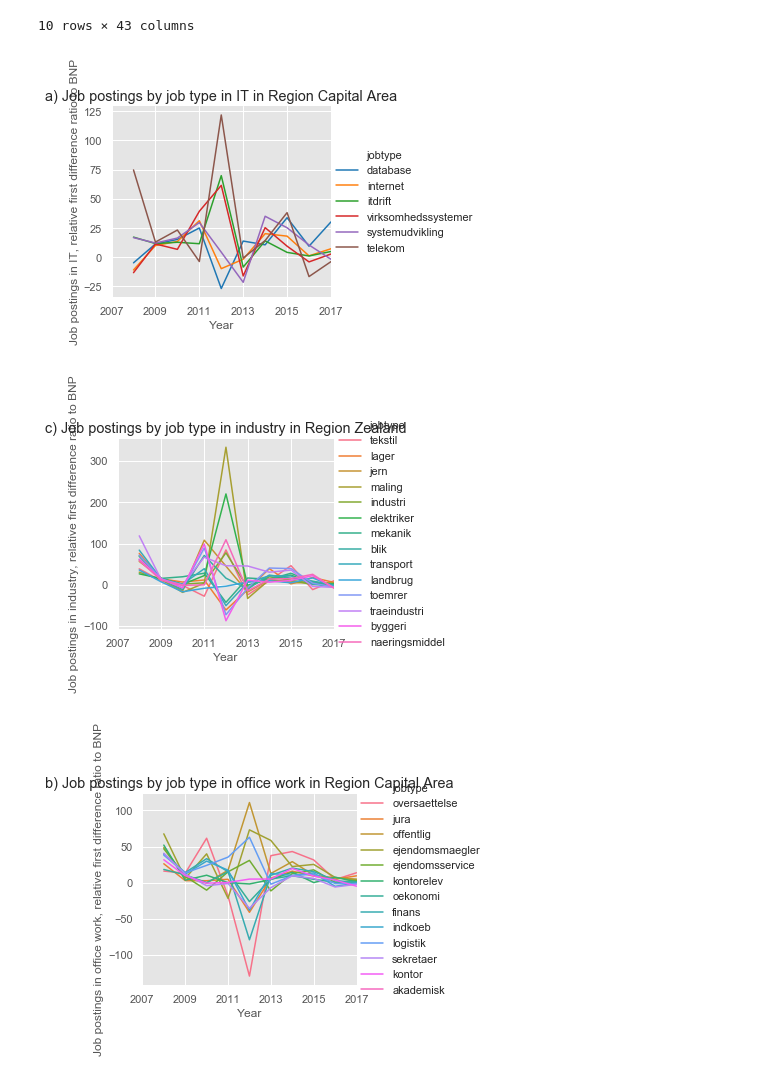
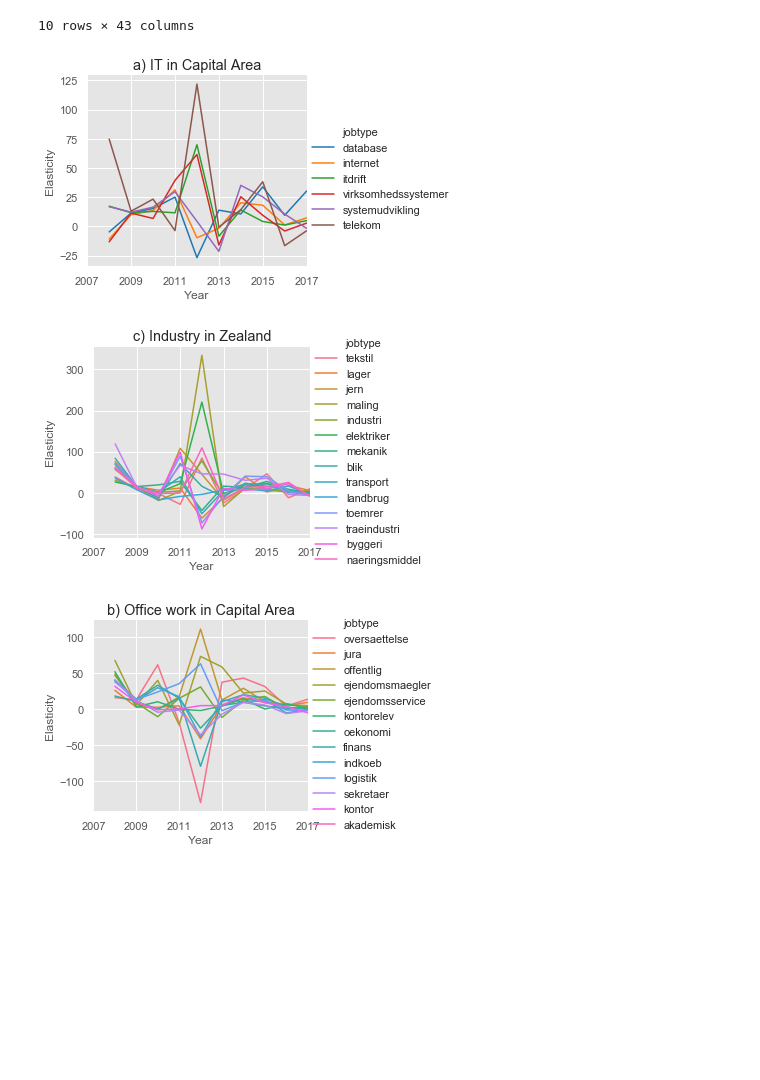
Before and after one commit to Naeim-S/GRP-33-TEST-1, a Jupyter notebook: EXAM/Analyse_August_ægte.ipynb, the cells around one changed output. Cells and saved outputs as stored; diff of their text form; code cells hidden in the pictures; blank space fills up the shorter version.

Commit message:
Updating figures, updating chapters etc.

```diff
--- a/EXAM/Analyse_August_ægte.ipynb
+++ b/EXAM/Analyse_August_ægte.ipynb
@@ -246,8 +251,8 @@ sns.relplot(x="year", y="RR_jobtype_area",
       #  ax=ax1,
       #  hue_order=sektor_order,
         data=merged.query('area == "region hovedstaden" & sektor == "it" & jobtype != "itkurser"').sort_values(by=["year", "RR_jobtype_area"], ascending=False))
-plt.title("a) Job postings by job type in IT in Region Capital Area")
-plt.ylabel("Job postings in IT, relative first difference ratio to BNP")
+plt.title("a) IT in Capital Area")
+plt.ylabel("Elasticity")
 #plt.ylim(0,0.04)
 plt.xlim(2007,2017)
 plt.xticks(range(2007,2018,2))
@@ -266,8 +271,8 @@ sns.relplot(x="year", y="RR_jobtype_area",
       #  ax=ax1,
       #  hue_order=sektor_order,
         data=merged.query('area == "region-sjaelland" & sektor == "industri"').sort_values(by=["year", "RR_jobtype_area"], ascending=False))
-plt.title("c) Job postings by job type in industry in Region Zealand")
-plt.ylabel("Job postings in industry, relative first difference ratio to BNP")
+plt.title("c) Industry in Zealand")
+plt.ylabel("Elasticity")
 #plt.ylim(0,0.04)
 plt.xlim(2007,2017)
 plt.xticks(range(2007,2018,2))
@@ -283,37 +288,37 @@ sns.relplot(x="year", y="RR_jobtype_area",
         height=3.5,
         aspect=1.2,
       #  ax=ax1,
       #  hue_order=sektor_order,
         data=merged.query('area == "region hovedstaden" & sektor == "kontor" & jobtype != "kontorkurser"').sort_values(by=["year", "RR_jobtype_area"], ascending=False))
-plt.title("b) Job postings by job type in office work in Region Capital Area")
-plt.ylabel("Job postings in office work, relative first difference ratio to BNP")
+plt.title("b) Office work in Capital Area")
+plt.ylabel("Elasticity")
 #plt.ylim(0,0.04)
 plt.xlim(2007,2017)
 plt.xticks(range(2007,2018,2))
 plt.xlabel("Year")
 
 plt.savefig('4.3_RR_jobtype_area.png',bbox_inches='tight')
 
 
 #Sjælland handel
 sns.relplot(x="year", y="RR_jobtype_area",
         hue="jobtype",
         kind="line",
         legend = "brief",
         height=3.5,
         aspect=1.2,
       #  ax=ax1,
       #  hue_order=sektor_order,
         data=merged.query('area == "region-sjaelland" & sektor == "handel"').sort_values(by=["year", "RR_jobtype_area"], ascending=False))
-plt.title("d) Job postings by job type in trade in Region Zealand")
-plt.ylabel("Job postings in trade, relative first difference ratio to BNP")
+plt.title("d) Trade in Zealand")
+plt.ylabel("Elasticity")
 #plt.ylim(0,0.04)
 plt.xlim(2007,2017)
 plt.xticks(range(2007,2018,2))
 plt.xlabel("Year")
 
 plt.savefig('4.4_RR_jobtype_area.png',bbox_inches='tight')
 # %% [output]
-[figure, old version]
+[figure, new version]
-[figure, old version]
+[figure, new version]
-[figure, old version]
+[figure, new version]
```
Also changed, not shown: parts of 2 cells of this notebook, 10 other files.
